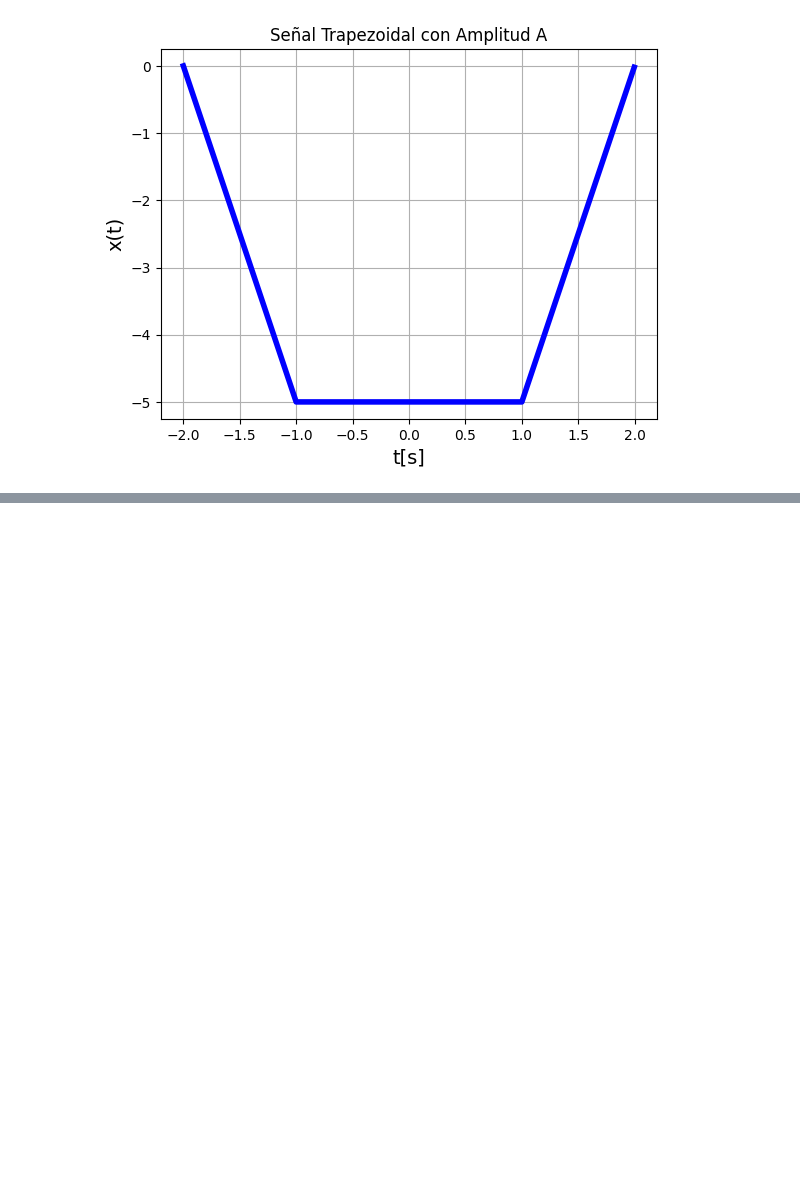
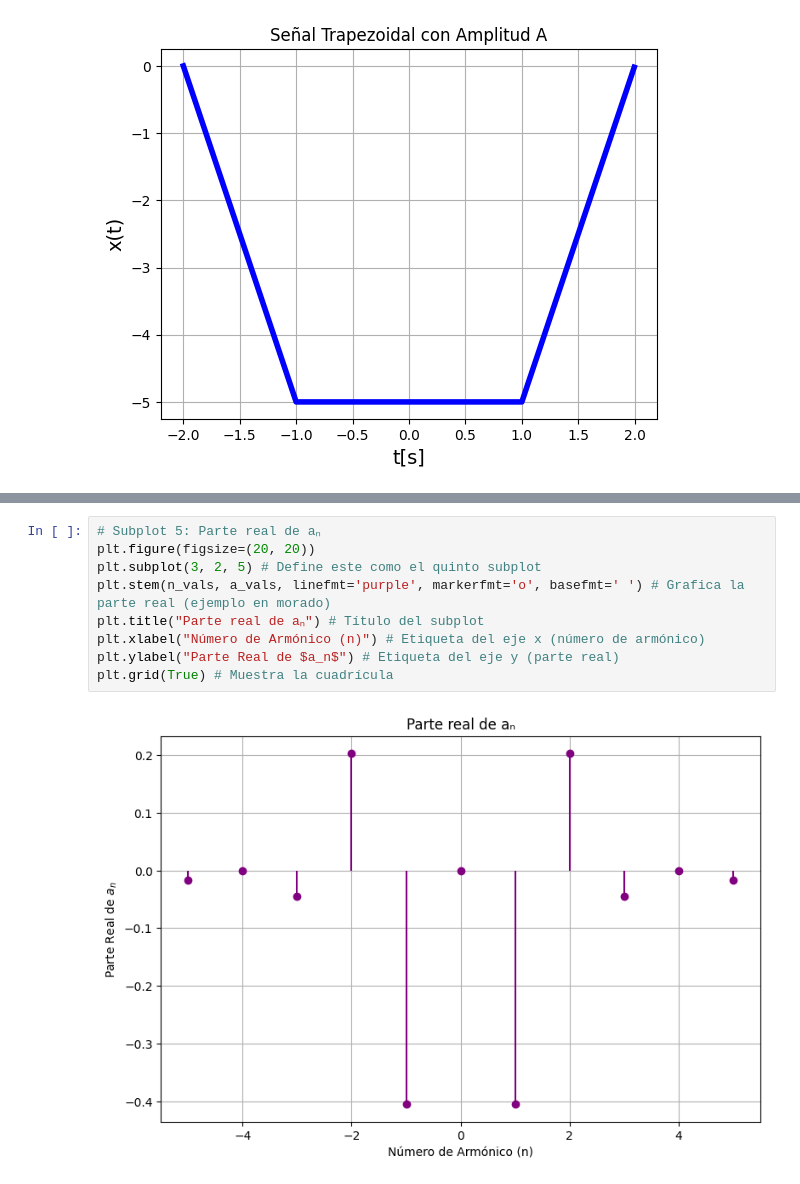
Before and after one commit to JUANOSORIOG/Senales_y_Sistemas, a Jupyter notebook: PARCIAL_1_.ipynb, the cells around one changed output, grey strips where cells are left out. Drawn from its saved outputs; the diff is of its cells as text; blank space fills up the shorter version.

```diff
--- a/PARCIAL_1_.ipynb
+++ b/PARCIAL_1_.ipynb
@@ -372,0 +368,11 @@ plt.show() # Muestra la figura con todos los subplots
+# %%
+# Subplot 5: Parte real de aₙ
+plt.figure(figsize=(20, 20))
+plt.subplot(3, 2, 5) # Define este como el quinto subplot
+plt.stem(n_vals, a_vals, linefmt='purple', markerfmt='o', basefmt=' ') # Grafica la parte real (ejemplo en morado)
+plt.title("Parte real de aₙ") # Título del subplot
+plt.xlabel("Número de Armónico (n)") # Etiqueta del eje x (número de armónico)
+plt.ylabel("Parte Real de $a_n$") # Etiqueta del eje y (parte real)
+plt.grid(True) # Muestra la cuadrícula
+# %% [output]
+[figure, added]
```
Also changed, not shown: parts of 4 cells of this notebook.
